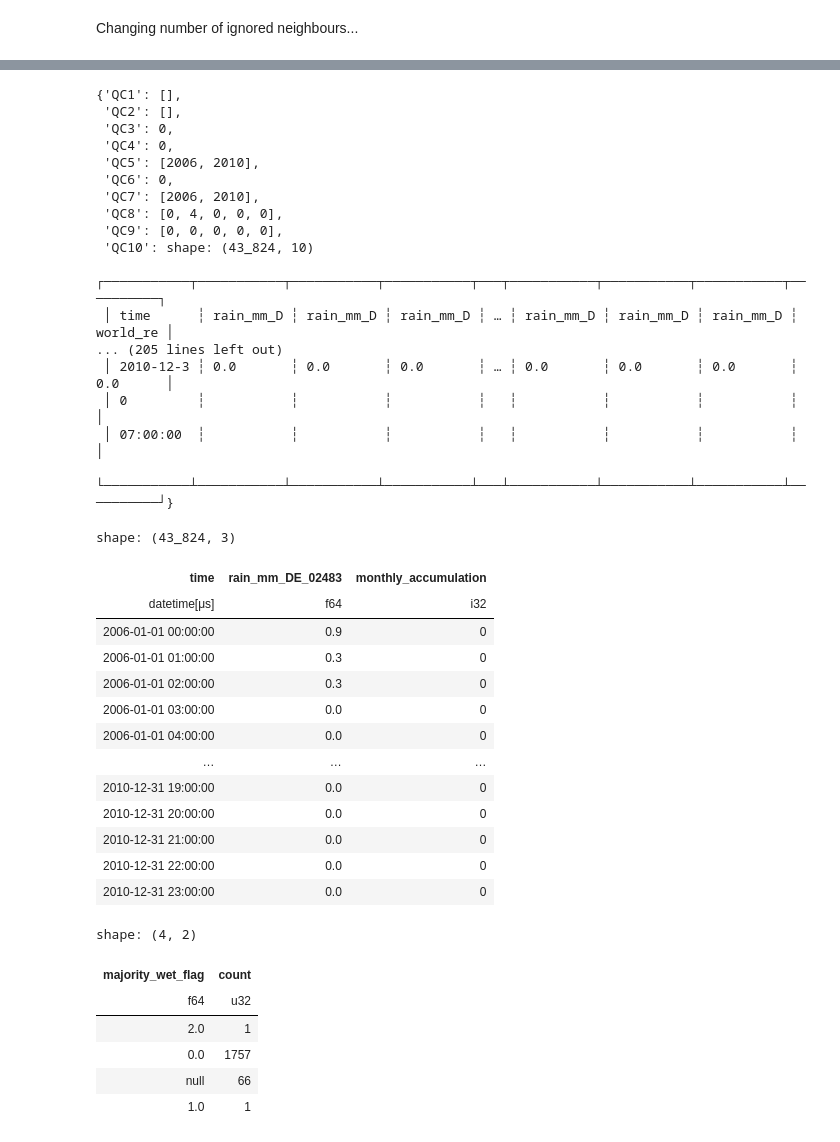
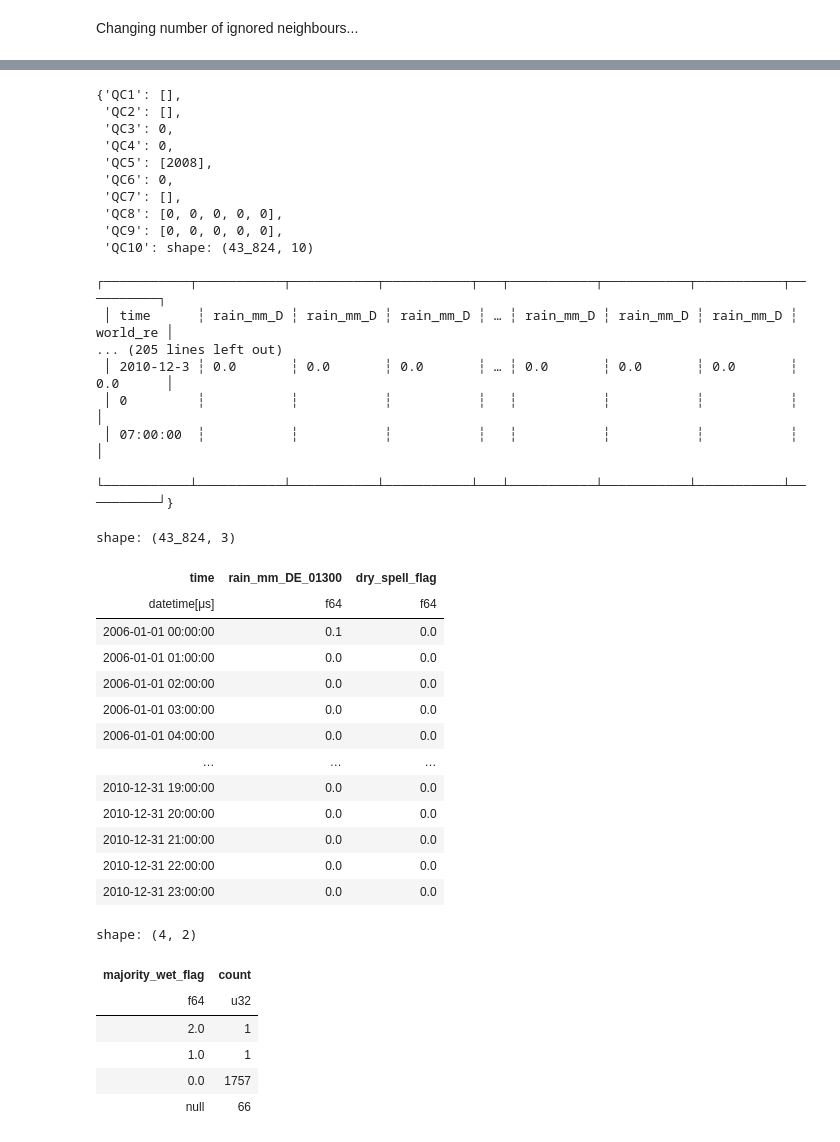
Before and after one commit to Thomasjkeel/RainfallQC-notebooks, a Jupyter notebook: notebooks/demo/rainfallQC_demo.ipynb, the cells around one changed output, grey strips where cells are left out. Drawn from its saved outputs; the diff is of its cells as text; code cells hidden in the pictures.

```diff
--- a/notebooks/demo/rainfallQC_demo.ipynb
+++ b/notebooks/demo/rainfallQC_demo.ipynb
@@ -568,5 +569,7 @@ rain_mm_DE_02483
 # %%
 qc_to_run = ["QC1", "QC2", "QC3", "QC4", "QC5", "QC6", "QC7", "QC8", "QC9", "QC10", "QC11", "QC12", "QC13", "QC14", "QC15", "QC16"]
+
+# streaming_framework = ["QC8", "QC9", "QC10", "QC11", "QC12", "QC13", "QC14", "QC15", "QC16"]
 
 qc_kwargs = {
     "QC1": {"quantile": 5},
@@ -578,12 +581,12 @@ qc_kwargs = {
     "QC7": {"expected_min_val": 0.1},
     "QC13": {"wet_day_threshold": 1.0, "accumulation_multiplying_factor": 2.0},
     "QC14": {"wet_day_threshold": 1.0, "accumulation_multiplying_factor": 2.0},
-    "QC15": {"function": timeseries_checks.streaks_check},
+    # "QC15": {},
     "QC16": {"neighbouring_gauge_cols": gdsr_network_data.columns[2:], "wet_threshold": 1.0, "min_n_neighbours": 5, "n_neighbours_ignored": 0},
     # Shared defaults applied to all
     "shared": {
-        "rain_col": RAIN_COL,
-        "target_gauge_col": RAIN_COL,
+        "rain_col": "rain_mm_DE_01300",
+        "target_gauge_col": "rain_mm_DE_01300",
         "gauge_lat": gdsr_metadata['latitude'],
         "gauge_lon": gdsr_metadata['longitude'],
         "time_res": "hourly",
@@ -603,10 +623,10 @@ results
  'QC2': [],
  'QC3': 0,
  'QC4': 0,
- 'QC5': [2006, 2010],
+ 'QC5': [2008],
  'QC6': 0,
- 'QC7': [2006, 2010],
- 'QC8': [0, 4, 0, 0, 0],
+ 'QC7': [],
+ 'QC8': [0, 0, 0, 0, 0],
  'QC9': [0, 0, 0, 0, 0],
  'QC10': shape: (43_824, 10)
  ┌───────────┬───────────┬───────────┬───────────┬───┬───────────┬───────────┬───────────┬──────────┐
@@ -617,22 +637,22 @@ results
  │ 07:00:00  ┆           ┆           ┆           ┆   ┆           ┆           ┆           ┆          │
  └───────────┴───────────┴───────────┴───────────┴───┴───────────┴───────────┴───────────┴──────────┘}
 # %%
-results['QC14']
+results['QC12']
 # %% [output]
 shape: (43_824, 3)
-| time | rain_mm_DE_02483 | monthly_accumulation |
-| datetime[μs] | f64 | i32 |
-| 2006-01-01 00:00:00 | 0.9 | 0 |
-| 2006-01-01 01:00:00 | 0.3 | 0 |
-| 2006-01-01 02:00:00 | 0.3 | 0 |
-| 2006-01-01 03:00:00 | 0.0 | 0 |
-| 2006-01-01 04:00:00 | 0.0 | 0 |
+| time | rain_mm_DE_01300 | dry_spell_flag |
+| datetime[μs] | f64 | f64 |
+| 2006-01-01 00:00:00 | 0.1 | 0.0 |
+| 2006-01-01 01:00:00 | 0.0 | 0.0 |
+| 2006-01-01 02:00:00 | 0.0 | 0.0 |
+| 2006-01-01 03:00:00 | 0.0 | 0.0 |
+| 2006-01-01 04:00:00 | 0.0 | 0.0 |
 | … | … | … |
-| 2010-12-31 19:00:00 | 0.0 | 0 |
-| 2010-12-31 20:00:00 | 0.0 | 0 |
-| 2010-12-31 21:00:00 | 0.0 | 0 |
-| 2010-12-31 22:00:00 | 0.0 | 0 |
-| 2010-12-31 23:00:00 | 0.0 | 0 |
+| 2010-12-31 19:00:00 | 0.0 | 0.0 |
+| 2010-12-31 20:00:00 | 0.0 | 0.0 |
+| 2010-12-31 21:00:00 | 0.0 | 0.0 |
+| 2010-12-31 22:00:00 | 0.0 | 0.0 |
+| 2010-12-31 23:00:00 | 0.0 | 0.0 |
 # %%
 results['QC16']['majority_wet_flag'].value_counts()
 # %% [output]
@@ -640,6 +660,6 @@ shape: (4, 2)
 | majority_wet_flag | count |
 | f64 | u32 |
 | 2.0 | 1 |
+| 1.0 | 1 |
 | 0.0 | 1757 |
 | null | 66 |
-| 1.0 | 1 |
```
Also changed, not shown: parts of 29 cells of this notebook.
